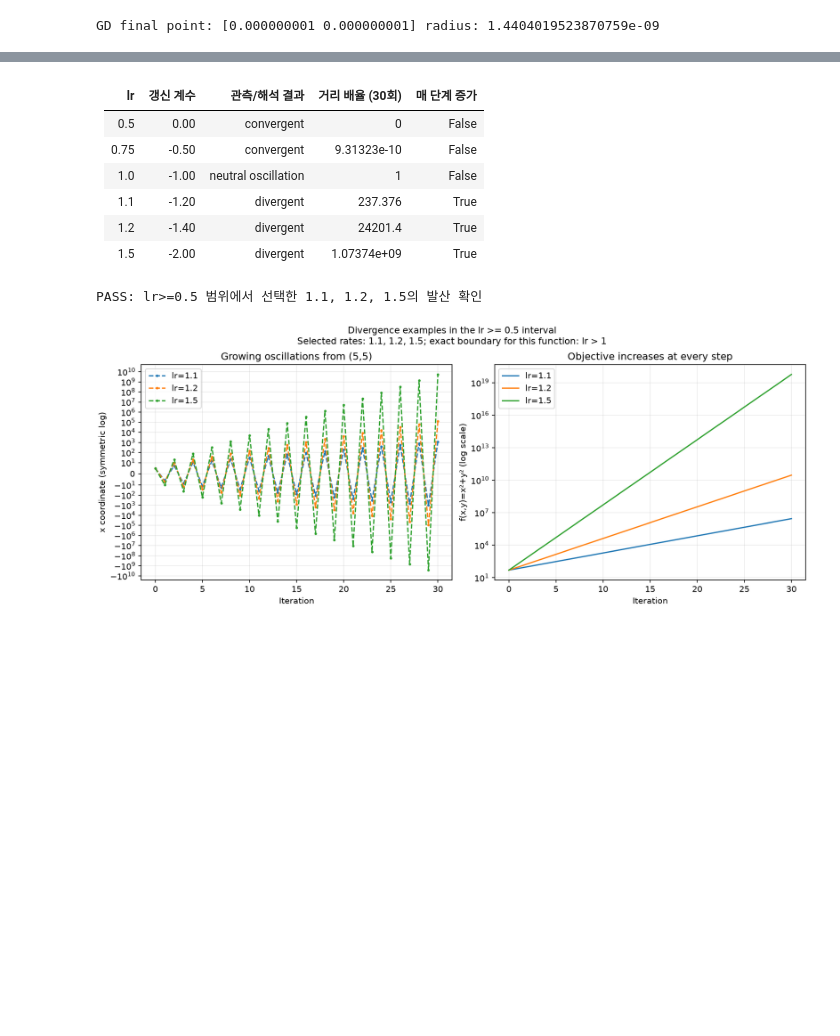
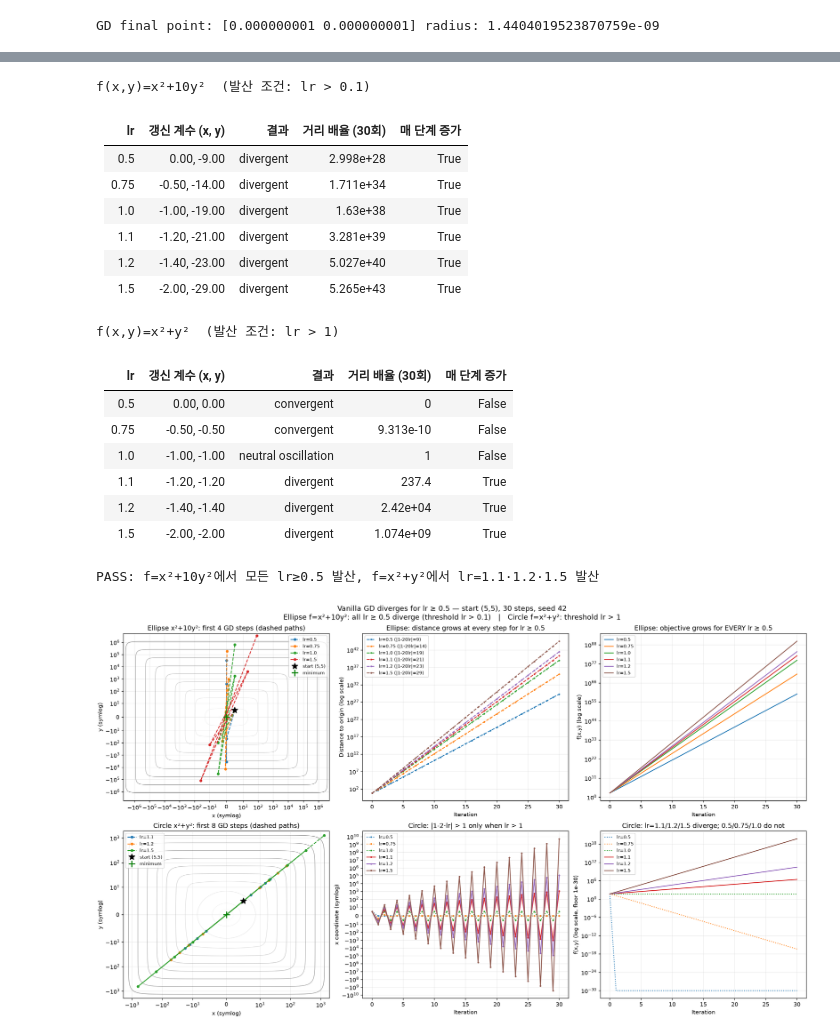
Before and after one commit to bangahee/A2-1, a Jupyter notebook: notebooks/experiment_validation.ipynb, the cells around one changed output, grey strips where cells are left out. Drawn from its saved outputs; the diff is of its cells as text; code cells hidden in the pictures; blank space fills up the shorter version.

```diff
--- a/notebooks/experiment_validation.ipynb
+++ b/notebooks/experiment_validation.ipynb
@@ -171,28 +178,43 @@ lr=0.5,0.75,1.0의 경계 실험도 아래 표에 함께 공개한다.
 # %%
 # Initial point=[5,5], seed=42, steps=30; tested lr=[.5,.75,1,1.1,1.2,1.5].
 from scripts.experiment_evidence import divergence_study
 evidence, paths = divergence_study(steps=30)
-selected = evidence["demonstrated_divergent_rates"]
-display_table(["lr", "갱신 계수", "관측/해석 결과", "거리 배율 (30회)", "매 단계 증가"], [
-    [r["lr"], f'{r["update_factor"]:.2f}', r["expected_behavior"],
-     f'{r["radius_growth_factor"]:.6g}', r["every_step_grows"]]
-    for r in evidence["runs"]])
-for row in evidence["runs"]:
-    if row["lr"] in selected:
-        assert row["lr"] >= .5
-        assert abs(row["update_factor"]) > 1
-        assert row["closed_form_verified"] and row["every_step_grows"]
+for key in ["ellipse", "circle"]:
+    block = evidence[key]
+    print(f'{block["function"]}  (발산 조건: {block["exact_divergence_condition"]})')
+    display_table(["lr", "갱신 계수 (x, y)", "결과", "거리 배율 (30회)", "매 단계 증가"], [
+        [r["lr"], ", ".join(f"{v:.2f}" for v in r["update_factors"]),
+         r["expected_behavior"], f'{r["radius_growth_factor"]:.4g}',
+         r["every_step_grows"]] for r in block["runs"]])
+# 타원형: lr ≥ 0.5 전 구간 발산
+for row in evidence["ellipse"]["runs"]:
+    assert row["lr"] >= .5 and row["expected_behavior"] == "divergent"
+    assert row["max_abs_update_factor"] >= 9 and row["every_step_grows"]
+# 원형: lr > 1 선택값 발산
+for row in evidence["circle"]["runs"]:
+    if row["lr"] in evidence["circle"]["demonstrated_divergent_rates"]:
+        assert row["max_abs_update_factor"] > 1 and row["every_step_grows"]
         assert row["radius_growth_factor"] > 100
-print("PASS: lr>=0.5 범위에서 선택한 1.1, 1.2, 1.5의 발산 확인")
+print("PASS: f=x²+10y²에서 모든 lr≥0.5 발산, f=x²+y²에서 lr=1.1·1.2·1.5 발산")
 display(Image(filename=str(ROOT / evidence["figure"])))
 # %% [output]
+f(x,y)=x²+10y²  (발산 조건: lr > 0.1)
-| lr | 갱신 계수 | 관측/해석 결과 | 거리 배율 (30회) | 매 단계 증가 |
+| lr | 갱신 계수 (x, y) | 결과 | 거리 배율 (30회) | 매 단계 증가 |
 |---|---|---|---|---|
-| 0.5 | 0.00 | convergent | 0 | False |
-| 0.75 | -0.50 | convergent | 9.31323e-10 | False |
-| 1.0 | -1.00 | neutral oscillation | 1 | False |
-| 1.1 | -1.20 | divergent | 237.376 | True |
-| 1.2 | -1.40 | divergent | 24201.4 | True |
-| 1.5 | -2.00 | divergent | 1.07374e+09 | True |
+| 0.5 | 0.00, -9.00 | divergent | 2.998e+28 | True |
+| 0.75 | -0.50, -14.00 | divergent | 1.711e+34 | True |
+| 1.0 | -1.00, -19.00 | divergent | 1.63e+38 | True |
+| 1.1 | -1.20, -21.00 | divergent | 3.281e+39 | True |
+| 1.2 | -1.40, -23.00 | divergent | 5.027e+40 | True |
+| 1.5 | -2.00, -29.00 | divergent | 5.265e+43 | True |
-PASS: lr>=0.5 범위에서 선택한 1.1, 1.2, 1.5의 발산 확인
+f(x,y)=x²+y²  (발산 조건: lr > 1)
+| lr | 갱신 계수 (x, y) | 결과 | 거리 배율 (30회) | 매 단계 증가 |
+|---|---|---|---|---|
+| 0.5 | 0.00, 0.00 | convergent | 0 | False |
+| 0.75 | -0.50, -0.50 | convergent | 9.313e-10 | False |
+| 1.0 | -1.00, -1.00 | neutral oscillation | 1 | False |
+| 1.1 | -1.20, -1.20 | divergent | 237.4 | True |
+| 1.2 | -1.40, -1.40 | divergent | 2.42e+04 | True |
+| 1.5 | -2.00, -2.00 | divergent | 1.074e+09 | True |
+PASS: f=x²+10y²에서 모든 lr≥0.5 발산, f=x²+y²에서 lr=1.1·1.2·1.5 발산
-[figure, old version]
+[figure, new version]
```
Also changed, not shown: parts of 2 cells of this notebook, 8 other files.
